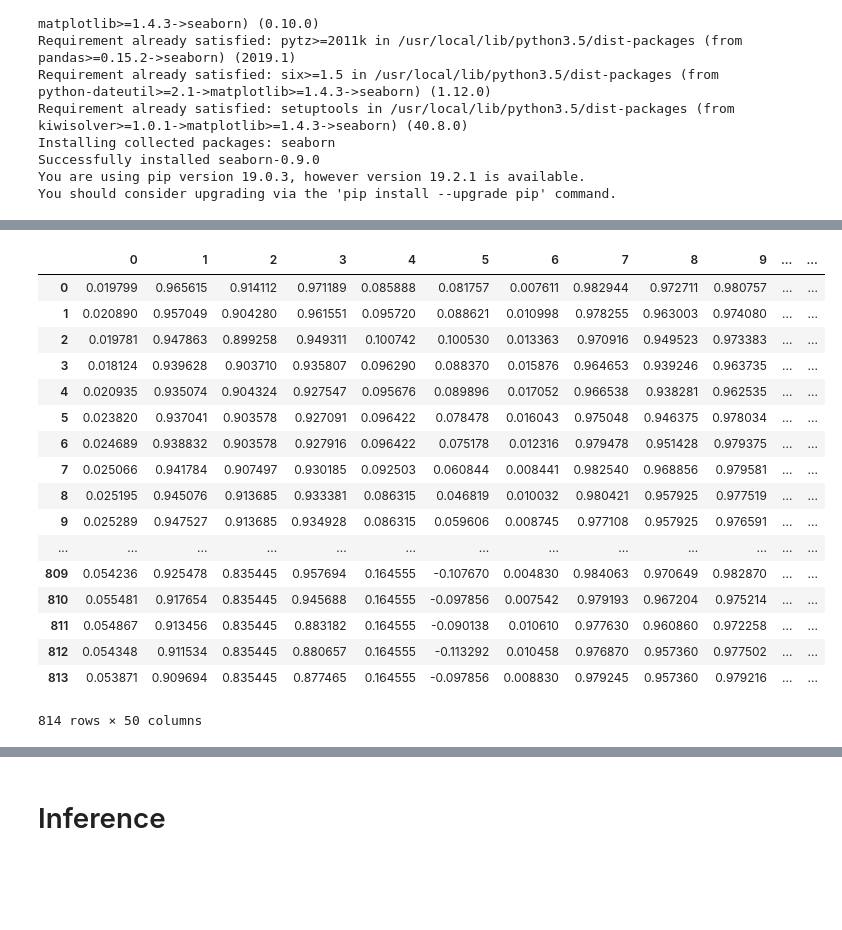
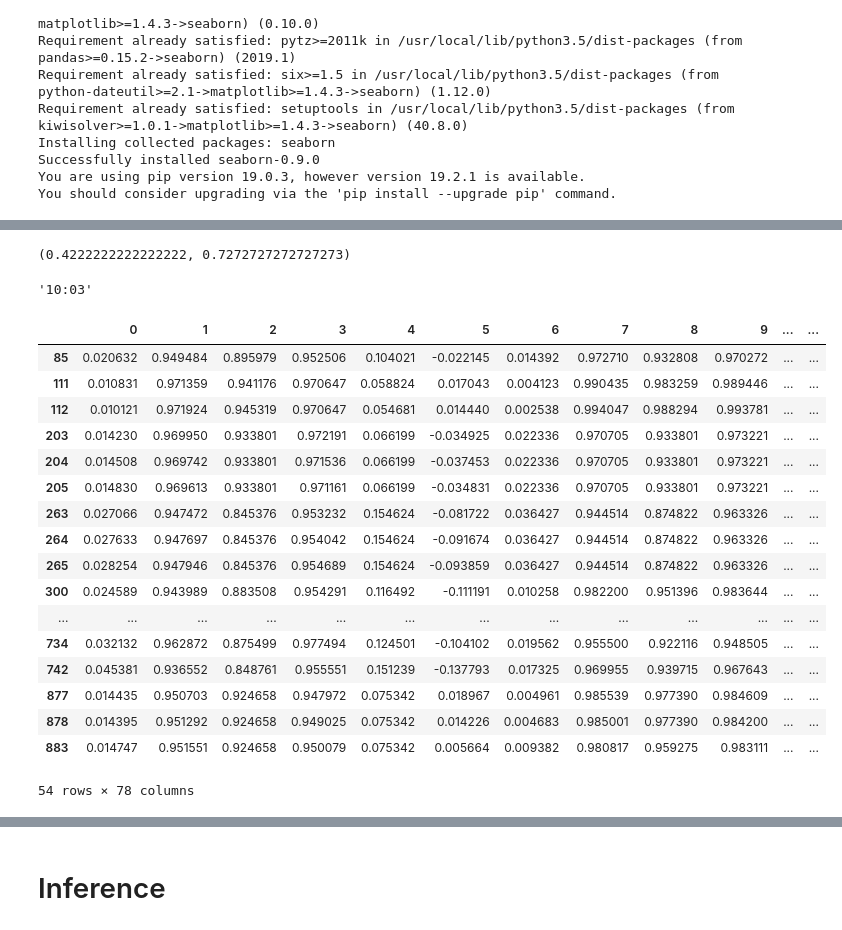
Before and after one commit to ajmal017/finance-4, a Jupyter notebook: train.ipynb, the cells around one changed output, grey strips where cells are left out. Drawn from its saved outputs; the diff is of its cells as text; code cells hidden in the pictures; blank space fills up the shorter version.

```diff
--- a/train.ipynb
+++ b/train.ipynb
@@ -224,13 +76,0 @@ def tmp_foo(y_serieses, foo):
-# %%
-y_train_profit = calc_target(y_train_series, single_profit_2)
-y_val_profit = calc_target(y_val_series, single_profit_2)
-
-
-y_train = calc_target(y_train_series, single_target_2) > 0.01
-y_val = calc_target(y_val_series, single_target_2) > 0.01
-
-
-# y_train = y_train_profit #> 0.005
-# y_val = y_val_profit #> 0.005
-
-# y_val_profit = calc_target(y_val_series, )
@@ -236,0 +125,4 @@ y_val = calc_target(y_val_series, single_target_2) > 0.01
+# %%
+ansamble = Ansamble()
+# %%
+ansamble.fit(X_train, y_train_series)
@@ -256,0 +193,10 @@ LGBMClassifier(boosting_type='gbdt', class_weight=None, colsample_bytree=1.0,
+# %%
+y_train_profit = calc_target(y_train_series, single_profit_2)
+y_val_profit = calc_target(y_val_series, single_profit_2)
+
+
+y_train = calc_target(y_train_series, single_target_5) > 0.01
+y_val = calc_target(y_val_series, single_target_5) > 0.01
+
+lgb = lgbm.sklearn.LGBMClassifier()
+lgb.fit(X_train.drop(['corn_date', 'ticker'], axis=1), y_train)
@@ -295,0 +303,4 @@ y_val.mean(), y_val[top_idxs].mean()
+# %%
+y_val.mean(), y_val[top_idxs].mean()
+# %% [output]
+(0.4222222222222222, 0.7272727272727273)
@@ -301,27 +315,32 @@ X_val['volume'] = 3000000 / X_val['cnt_per_day']
 X_val['profit_abs'] = X_val['volume'] * X_val['profit']
 del X_val['cnt_per_day']
 del X_val['volume']
+# %%
+import datetime
+datetime.datetime.now().strftime('%H:%M')
+# %% [output]
+'10:03'
 # %%
-X_val
+X_val.loc[top_idxs]
 # %% [output]
 |  | 0 | 1 | 2 | 3 | 4 | 5 | 6 | 7 | 8 | 9 | ... | ... |
-| 0 | 0.019799 | 0.965615 | 0.914112 | 0.971189 | 0.085888 | 0.081757 | 0.007611 | 0.982944 | 0.972711 | 0.980757 | ... | ... |
-| 1 | 0.020890 | 0.957049 | 0.904280 | 0.961551 | 0.095720 | 0.088621 | 0.010998 | 0.978255 | 0.963003 | 0.974080 | ... | ... |
-| 2 | 0.019781 | 0.947863 | 0.899258 | 0.949311 | 0.100742 | 0.100530 | 0.013363 | 0.970916 | 0.949523 | 0.973383 | ... | ... |
-| 3 | 0.018124 | 0.939628 | 0.903710 | 0.935807 | 0.096290 | 0.088370 | 0.015876 | 0.964653 | 0.939246 | 0.963735 | ... | ... |
-| 4 | 0.020935 | 0.935074 | 0.904324 | 0.927547 | 0.095676 | 0.089896 | 0.017052 | 0.966538 | 0.938281 | 0.962535 | ... | ... |
-| 5 | 0.023820 | 0.937041 | 0.903578 | 0.927091 | 0.096422 | 0.078478 | 0.016043 | 0.975048 | 0.946375 | 0.978034 | ... | ... |
-| 6 | 0.024689 | 0.938832 | 0.903578 | 0.927916 | 0.096422 | 0.075178 | 0.012316 | 0.979478 | 0.951428 | 0.979375 | ... | ... |
-| 7 | 0.025066 | 0.941784 | 0.907497 | 0.930185 | 0.092503 | 0.060844 | 0.008441 | 0.982540 | 0.968856 | 0.979581 | ... | ... |
-| 8 | 0.025195 | 0.945076 | 0.913685 | 0.933381 | 0.086315 | 0.046819 | 0.010032 | 0.980421 | 0.957925 | 0.977519 | ... | ... |
-| 9 | 0.025289 | 0.947527 | 0.913685 | 0.934928 | 0.086315 | 0.059606 | 0.008745 | 0.977108 | 0.957925 | 0.976591 | ... | ... |
+| 85 | 0.020632 | 0.949484 | 0.895979 | 0.952506 | 0.104021 | -0.022145 | 0.014392 | 0.972710 | 0.932808 | 0.970272 | ... | ... |
+| 111 | 0.010831 | 0.971359 | 0.941176 | 0.970647 | 0.058824 | 0.017043 | 0.004123 | 0.990435 | 0.983259 | 0.989446 | ... | ... |
+| 112 | 0.010121 | 0.971924 | 0.945319 | 0.970647 | 0.054681 | 0.014440 | 0.002538 | 0.994047 | 0.988294 | 0.993781 | ... | ... |
+| 203 | 0.014230 | 0.969950 | 0.933801 | 0.972191 | 0.066199 | -0.034925 | 0.022336 | 0.970705 | 0.933801 | 0.973221 | ... | ... |
+| 204 | 0.014508 | 0.969742 | 0.933801 | 0.971536 | 0.066199 | -0.037453 | 0.022336 | 0.970705 | 0.933801 | 0.973221 | ... | ... |
+| 205 | 0.014830 | 0.969613 | 0.933801 | 0.971161 | 0.066199 | -0.034831 | 0.022336 | 0.970705 | 0.933801 | 0.973221 | ... | ... |
+| 263 | 0.027066 | 0.947472 | 0.845376 | 0.953232 | 0.154624 | -0.081722 | 0.036427 | 0.944514 | 0.874822 | 0.963326 | ... | ... |
+| 264 | 0.027633 | 0.947697 | 0.845376 | 0.954042 | 0.154624 | -0.091674 | 0.036427 | 0.944514 | 0.874822 | 0.963326 | ... | ... |
+| 265 | 0.028254 | 0.947946 | 0.845376 | 0.954689 | 0.154624 | -0.093859 | 0.036427 | 0.944514 | 0.874822 | 0.963326 | ... | ... |
+| 300 | 0.024589 | 0.943989 | 0.883508 | 0.954291 | 0.116492 | -0.111191 | 0.010258 | 0.982200 | 0.951396 | 0.983644 | ... | ... |
 | ... | ... | ... | ... | ... | ... | ... | ... | ... | ... | ... | ... | ... |
-| 809 | 0.054236 | 0.925478 | 0.835445 | 0.957694 | 0.164555 | -0.107670 | 0.004830 | 0.984063 | 0.970649 | 0.982870 | ... | ... |
-| 810 | 0.055481 | 0.917654 | 0.835445 | 0.945688 | 0.164555 | -0.097856 | 0.007542 | 0.979193 | 0.967204 | 0.975214 | ... | ... |
-| 811 | 0.054867 | 0.913456 | 0.835445 | 0.883182 | 0.164555 | -0.090138 | 0.010610 | 0.977630 | 0.960860 | 0.972258 | ... | ... |
-| 812 | 0.054348 | 0.911534 | 0.835445 | 0.880657 | 0.164555 | -0.113292 | 0.010458 | 0.976870 | 0.957360 | 0.977502 | ... | ... |
-| 813 | 0.053871 | 0.909694 | 0.835445 | 0.877465 | 0.164555 | -0.097856 | 0.008830 | 0.979245 | 0.957360 | 0.979216 | ... | ... |
+| 734 | 0.032132 | 0.962872 | 0.875499 | 0.977494 | 0.124501 | -0.104102 | 0.019562 | 0.955500 | 0.922116 | 0.948505 | ... | ... |
+| 742 | 0.045381 | 0.936552 | 0.848761 | 0.955551 | 0.151239 | -0.137793 | 0.017325 | 0.969955 | 0.939715 | 0.967643 | ... | ... |
+| 877 | 0.014435 | 0.950703 | 0.924658 | 0.947972 | 0.075342 | 0.018967 | 0.004961 | 0.985539 | 0.977390 | 0.984609 | ... | ... |
+| 878 | 0.014395 | 0.951292 | 0.924658 | 0.949025 | 0.075342 | 0.014226 | 0.004683 | 0.985001 | 0.977390 | 0.984200 | ... | ... |
+| 883 | 0.014747 | 0.951551 | 0.924658 | 0.950079 | 0.075342 | 0.005664 | 0.009382 | 0.980817 | 0.959275 | 0.983111 | ... | ... |
-814 rows × 50 columns
+54 rows × 78 columns
 # %%
 X_val.loc[top_idxs].groupby('corn_date')['profit_abs'].sum()
 # %% [output]
```
Also changed, not shown: parts of 79 cells of this notebook, 3 other files.
